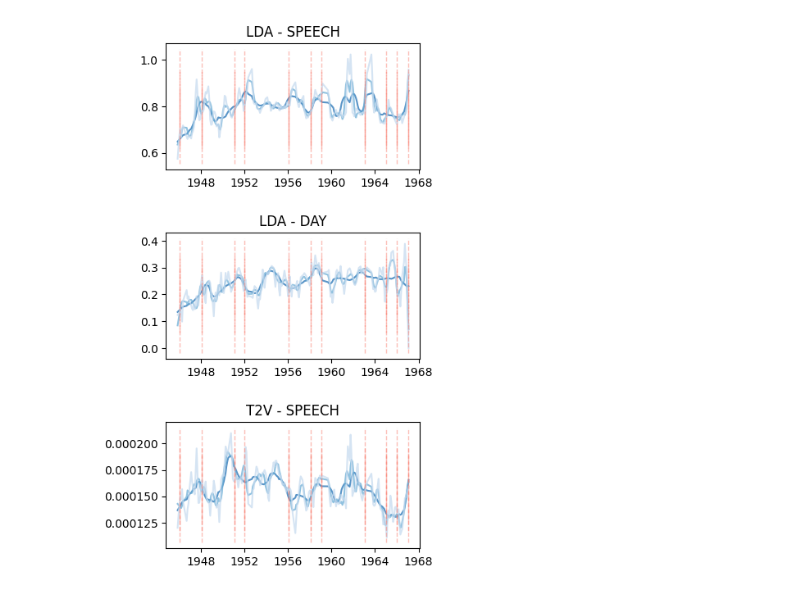
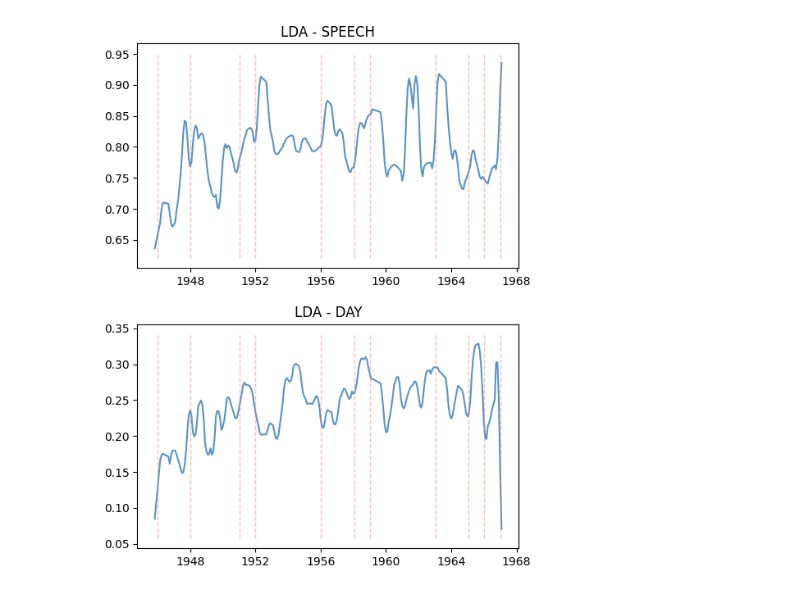
Before and after one commit to rubenros1795/linkage, a Jupyter notebook: 00-get-linkage.ipynb, the cells around one changed output. Cells and saved outputs as stored; diff of their text form; code cells hidden in the pictures.

```diff
--- a/00-get-linkage.ipynb
+++ b/00-get-linkage.ipynb
@@ -17,7 +19,7 @@ from helpers.visuals import add_cabinet_periods
 # %%
 cf = yaml.safe_load(Path('config.yml').read_text())
 # %%
-model_types = [('lda','speech'),('lda','day'),('t2v','speech')]
+model_types = [('lda','speech'),('lda','day')]
 # %%
 for c,(model_type,agg_level) in enumerate(model_types):
     data = dataloader.load(cf=cf,model_type=model_type,agg_level=agg_level,remove_labels=[])
@@ -31,18 +33,23 @@ for c,(model_type,agg_level) in enumerate(model_types):
         linkage_stats = pd.DataFrame(index=stats.date)
     linkage_stats[f'm_{model_type}_{agg_level}'] = stats['m'].tolist()
 # %%
-fig,axs = plt.subplots(3,1,figsize=(4,8))
+fig,axs = plt.subplots(2,1,figsize=(6,8))
 
 for c,(model_type,agg_level) in enumerate(model_types):
     ax = axs.flatten()[c]
 
-    for cs,span in enumerate([50,100,150]):
+    for cs,span in enumerate([100]):
         X = linkage_stats.index.tolist()
-        Y = adaptive_filter(linkage_stats[f'm_{model_type}_{agg_level}'].tolist(),span=span)
+        Y = linkage_stats[f'm_{model_type}_{agg_level}'].tolist()
+        # scaler = MinMaxScaler()
+        # Y = scaler.fit_transform(np.array(Y).reshape(-1,1))
+        # Y = np.array(MinMaxScaler(Y))
+        Y = adaptive_filter(Y,span=span)
         ax.plot(X,Y,c=sns.color_palette('Blues_r',3)[cs],alpha=.75)
         ax.set_title(f'{model_type.upper()} - {agg_level.upper()}')
         add_cabinet_periods(ax,text=False)
-plt.subplots_adjust(hspace=.5)
+plt.subplots_adjust(hspace=.25)
+# plt.savefig('figs/linkage-diachronic-model_type-comparison.pdf',dpi=250,bbox_inches='tight')
 plt.show()
 # %% [output]
-[figure, old version]
+[figure, new version]
```
Also changed, not shown: parts of 1 cell of this notebook, 25 other files.
